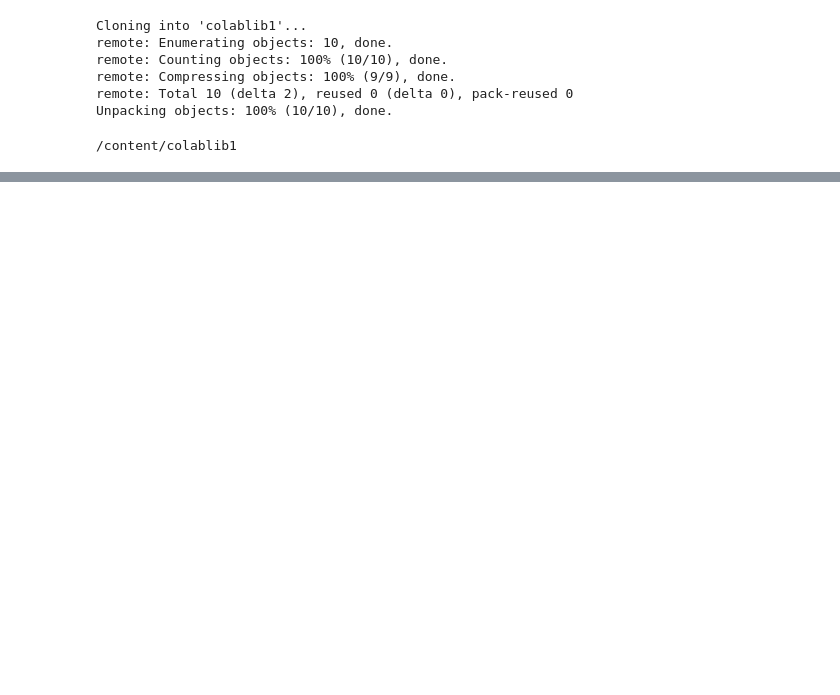
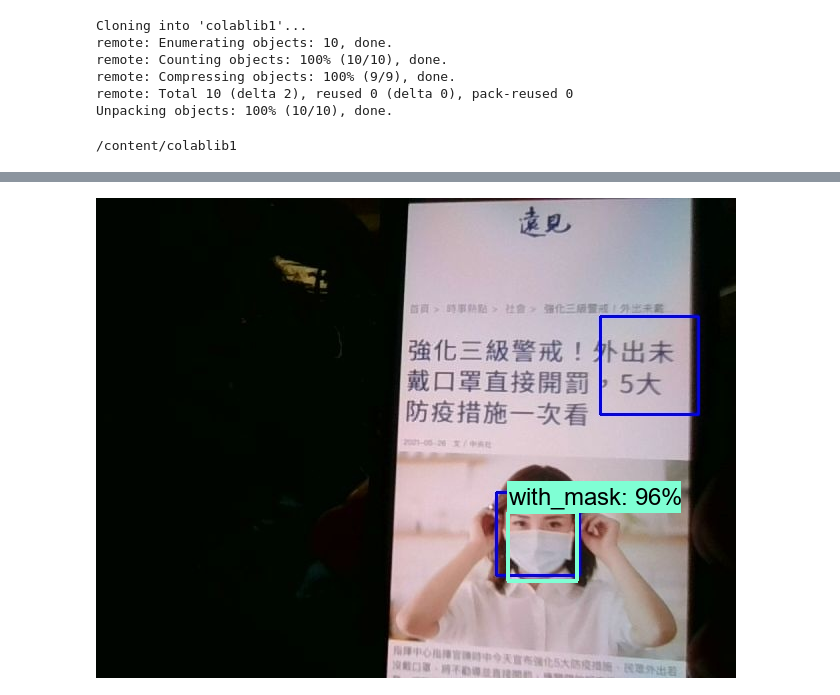
Before and after one commit to advcloud/colabtest, a Jupyter notebook: facecam.ipynb, the cells around one changed output, grey strips where cells are left out. Drawn from its saved outputs; the diff is of its cells as text; code cells hidden in the pictures; blank space fills up the shorter version.

```diff
--- a/facecam.ipynb
+++ b/facecam.ipynb
@@ -56,5 +50,8 @@ display.Image(webcam.ofile_path)
 # %%
 im_cv = webcam.cv2.imread(webcam.ofile_path)
 im_rgb = webcam.cv2.cvtColor(im_cv, webcam.cv2.COLOR_BGR2RGB)
-webcam.imwrite(webcam.ofile_path, im_rgb)
+webcam.cv2.imwrite(webcam.ofile_path, im_rgb)
+from IPython import display
 display.Image(webcam.ofile_path)
+# %% [output]
+[figure, added]
```
Also changed, not shown: parts of 5 cells of this notebook.
